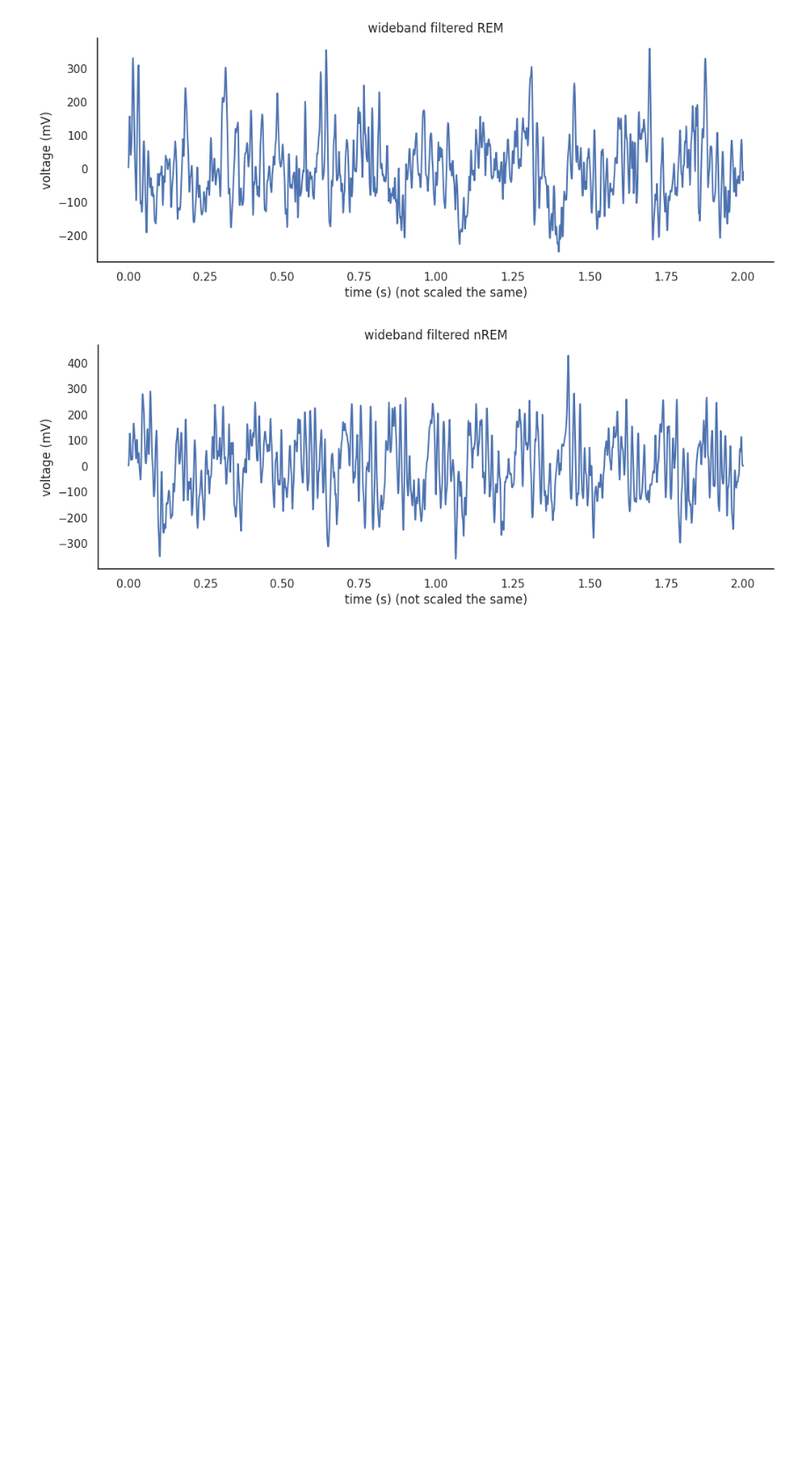
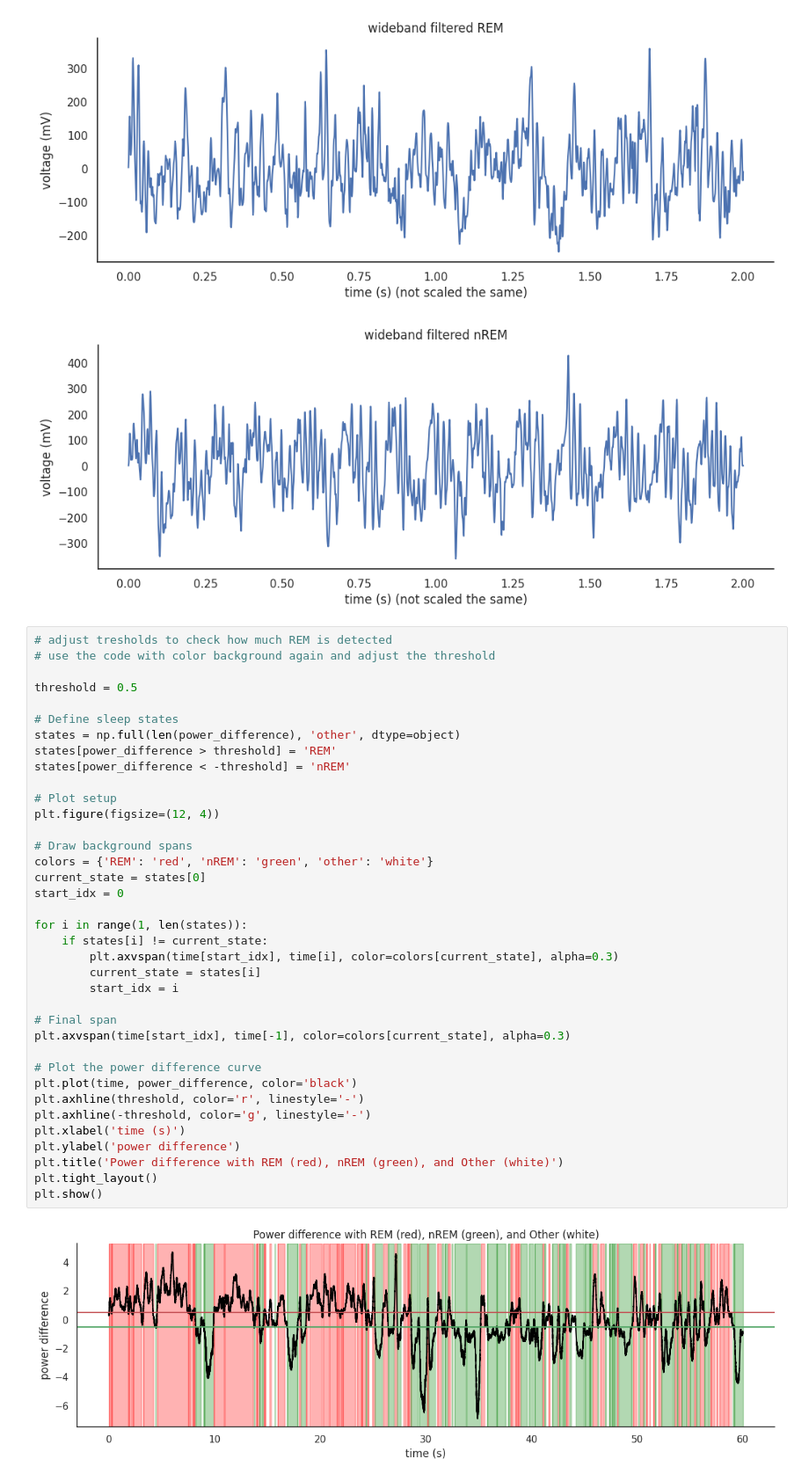
Before and after one commit to irenetiem/neuro_analysis_IT, a Jupyter notebook: neural-data-master/01-local_field_potential/exercises.ipynb, the cells around one changed output. Shown at 88% size. Saved outputs shown, nothing was run; the diff lists cells and outputs as text; blank space fills up the shorter version.

```diff
--- a/neural-data-master/01-local_field_potential/exercises.ipynb
+++ b/neural-data-master/01-local_field_potential/exercises.ipynb
@@ -369,3 +369,42 @@ plt.plot()
 []
 [figure]
 [figure]
+# %%
+# adjust tresholds to check how much REM is detected
+# use the code with color background again and adjust the threshold
+
+threshold = 0.5
+
+# Define sleep states
+states = np.full(len(power_difference), 'other', dtype=object)
+states[power_difference > threshold] = 'REM'
+states[power_difference < -threshold] = 'nREM'
+
+# Plot setup
+plt.figure(figsize=(12, 4))
+
+# Draw background spans
+colors = {'REM': 'red', 'nREM': 'green', 'other': 'white'}
+current_state = states[0]
+start_idx = 0
+
+for i in range(1, len(states)):
+    if states[i] != current_state:
+        plt.axvspan(time[start_idx], time[i], color=colors[current_state], alpha=0.3)
+        current_state = states[i]
+        start_idx = i
+
+# Final span
+plt.axvspan(time[start_idx], time[-1], color=colors[current_state], alpha=0.3)
+
+# Plot the power difference curve
+plt.plot(time, power_difference, color='black')
+plt.axhline(threshold, color='r', linestyle='-')
+plt.axhline(-threshold, color='g', linestyle='-')
+plt.xlabel('time (s)')
+plt.ylabel('power difference')
+plt.title('Power difference with REM (red), nREM (green), and Other (white)')
+plt.tight_layout()
+plt.show()
+# %% [output]
+[figure, added]
```
Also changed, not shown: parts of 1 cell of this notebook.
